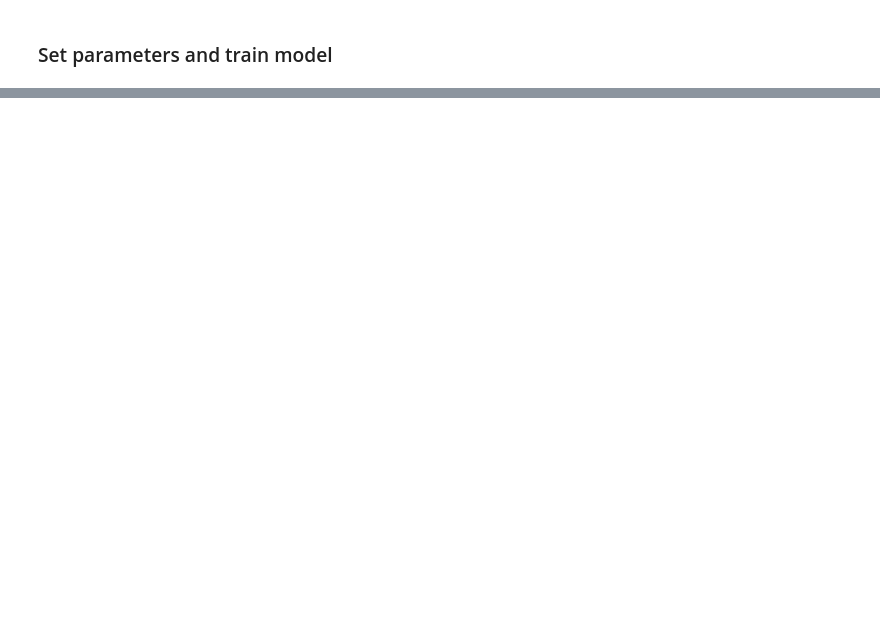
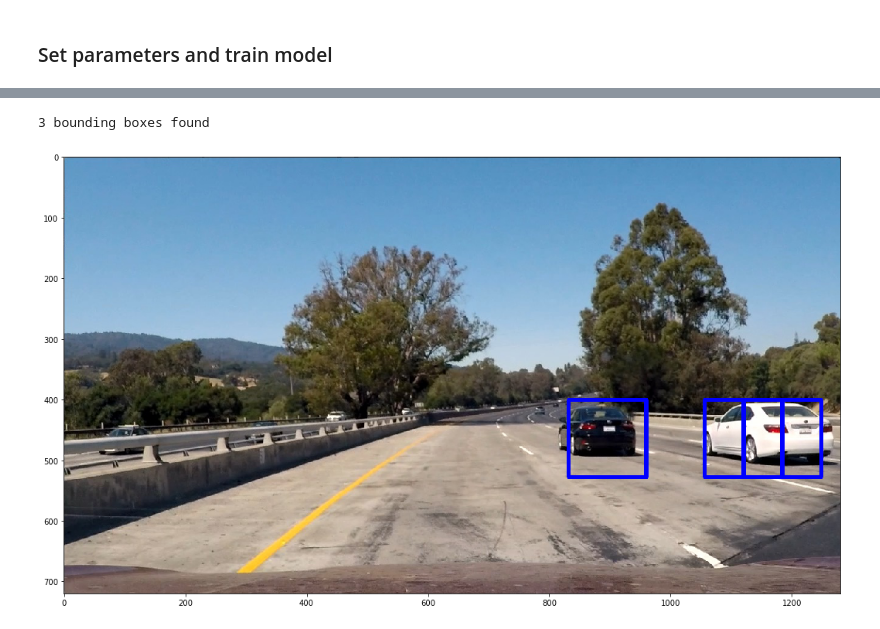
Before and after one commit to AeroGeekDean/CarND-Vehicle-Detection, a Jupyter notebook: P5-Scratchpad.ipynb, the cells around one changed output, grey strips where cells are left out. Saved outputs shown, nothing was run; the diff lists cells and outputs as text; code cells hidden in the pictures; blank space fills up the shorter version.

```diff
--- a/P5-Scratchpad.ipynb
+++ b/P5-Scratchpad.ipynb
@@ -141,0 +209,13 @@ plt.imshow(out_img)
+# %%
+ystart = 400
+ystop = 656
+scale = 2.0
+
+bbox_list, out_img = find_cars(img, ystart, ystop, scale, svc, X_scaler,
+                               orient, pix_per_cell, cell_per_block, spatial, histbin)
+plt.figure(figsize=(18,32))
+plt.imshow(out_img)
+print(len(bbox_list),'bounding boxes found')
+# %% [output]
+3 bounding boxes found
+[figure, added]
```
Also changed, not shown: parts of 13 cells of this notebook, 1 other file.
